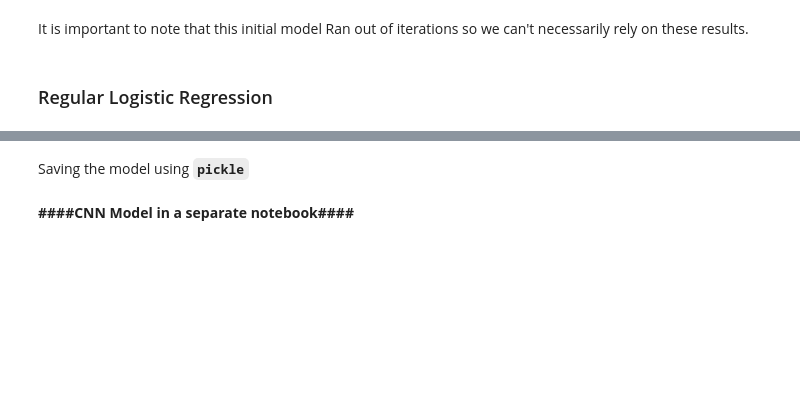
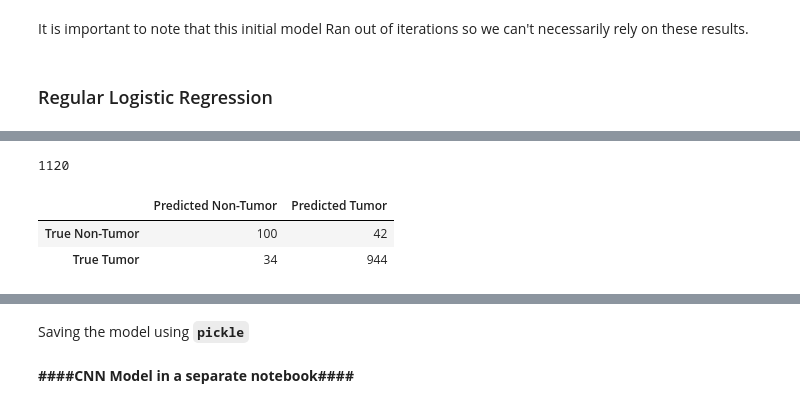
Before and after one commit to BilalMunir23/Tumor_Classifier, a Jupyter notebook: Capstone Data Exploration (224x224).ipynb, the cells around one changed output, grey strips where cells are left out. Cells and saved outputs as stored; diff of their text form; code cells hidden in the pictures; blank space fills up the shorter version.

```diff
--- a/Capstone Data Exploration (224x224).ipynb
+++ b/Capstone Data Exploration (224x224).ipynb
@@ -639,0 +642,4 @@ Test accuracy: 0.958
+# %%
+# Predicting probabilities.
+y_pred_probas = logreg.predict_proba(X_test)
+y_pred_probas
@@ -639,0 +654,22 @@ Test accuracy: 0.958
+# %%
+y_preds = (y_pred_probas[:, 1] >= 0.95).astype(int)
+# %%
+len(y_pred_probas[:, 1] >= 0.95)
+# %% [output]
+1120
+# %%
+# Generate confusion matrix
+cf_matrix = confusion_matrix(y_test, y_preds)
+
+# label rows and columns
+cf_df = pd.DataFrame(
+    cf_matrix,
+    columns=["Predicted Non-Tumor", "Predicted Tumor"],
+    index=["True Non-Tumor", "True Tumor"]
+)
+
+display(cf_df)
+# %% [output]
+|  | Predicted Non-Tumor | Predicted Tumor |
+| True Non-Tumor | 100 | 42 |
+| True Tumor | 34 | 944 |
```
Also changed, not shown: parts of 21 cells of this notebook, 7 other files.
